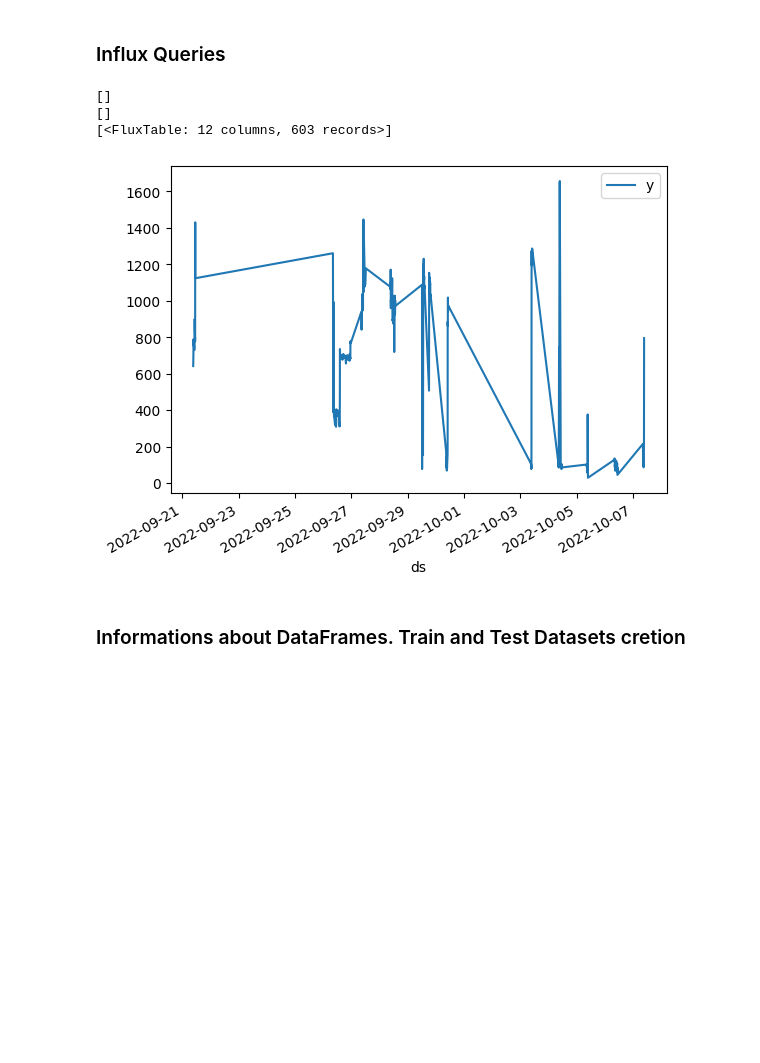
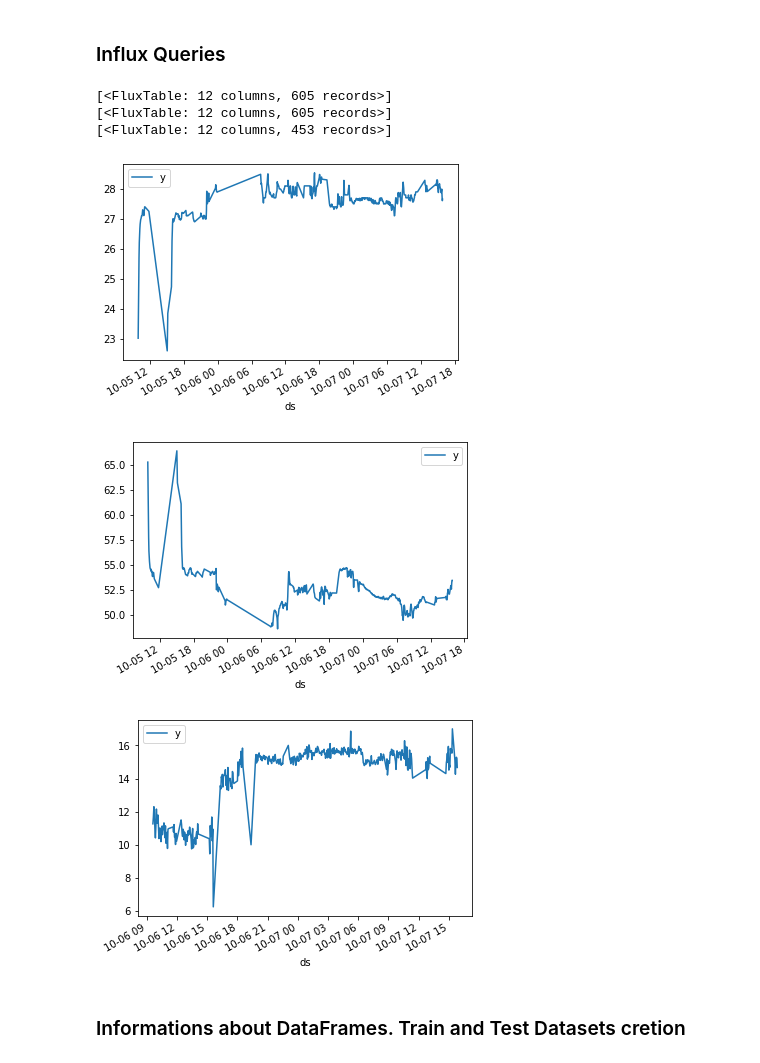
Before and after one commit to andiub97/iot-project, a Jupyter notebook: forecasting/ARIMA_Forecast.ipynb, the cells around one changed output. Drawn from its saved outputs; the diff is of its cells as text; code cells hidden in the pictures; blank space fills up the shorter version.

```diff
--- a/forecasting/ARIMA_Forecast.ipynb
+++ b/forecasting/ARIMA_Forecast.ipynb
@@ -68,7 +68,7 @@ dfGas = DataFrame
 
 for bucket in buckets:
     query = 'from(bucket: "' + bucket + '")' \
-                ' |> range(start: 2022-09-03T00:00:00.00Z, stop: 2022-10-07T15:50:00.00Z)' \
+                ' |> range(start: 2022-10-05T00:00:00.00Z, stop: 2022-10-07T15:50:00.00Z)' \
                 ' |> filter(fn: (r) => r["_measurement"] == "val")' \
                 ' |> filter(fn: (r) => r["_field"] == "'+bucket+ '")' \
                 ' |> aggregateWindow(every: 3m , fn: mean, createEmpty: false)'\
@@ -77,37 +77,39 @@ for bucket in buckets:
     result = client.query_api().query(org=INFLUXDB_ORG, query=query)
     print(result)
     # Convert the results to dataframe
     if (bucket == "temperature" and  result):
         dfTemp = result_to_dataframe(result)
         dfTemp['ds'] = dfTemp['ds'].dt.tz_localize(None)
         #plot data
         plot_cols = ['y']
         plot_features = dfTemp[plot_cols]
         plot_features.index = dfTemp['ds']
         _ = plot_features.plot(subplots=True)
 
     if (bucket == "humidity" and result):
         dfHum = result_to_dataframe(result)
         dfHum['ds'] = dfHum['ds'].dt.tz_localize(None)
         #plot data
         plot_cols = ['y']
         plot_features = dfHum[plot_cols]
         plot_features.index = dfHum['ds']
         _ = plot_features.plot(subplots=True)
 
     if (bucket == "gas" and result):
         dfGas = result_to_dataframe(result)
         dfGas['ds'] = dfGas['ds'].dt.tz_localize(None)
         #plot data
         plot_cols = ['y']
         plot_features = dfGas[plot_cols]
         plot_features.index = dfGas['ds']
         _ = plot_features.plot(subplots=True)
 # %% [output]
-[]
-[]
-[<FluxTable: 12 columns, 603 records>]
+[<FluxTable: 12 columns, 605 records>]
+[<FluxTable: 12 columns, 605 records>]
+[<FluxTable: 12 columns, 453 records>]
-[figure, old version]
+[figure, new version]
+[figure, added]
+[figure, added]
 # %% [markdown]
 ### Informations about DataFrames. Train and Test Datasets cretion
 # %%
```
Also changed, not shown: parts of 8 cells of this notebook.
